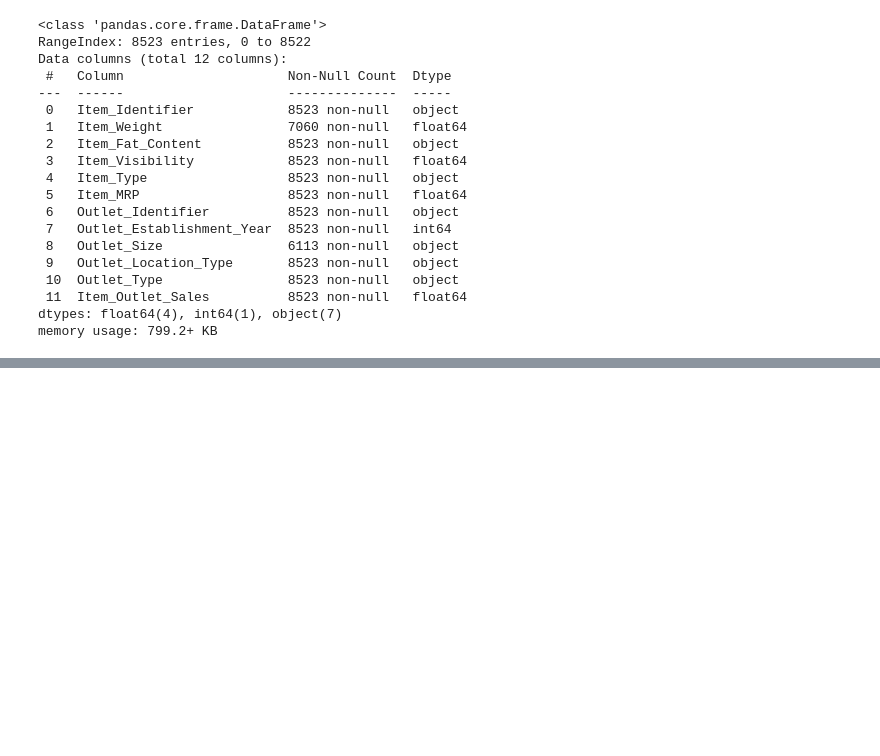
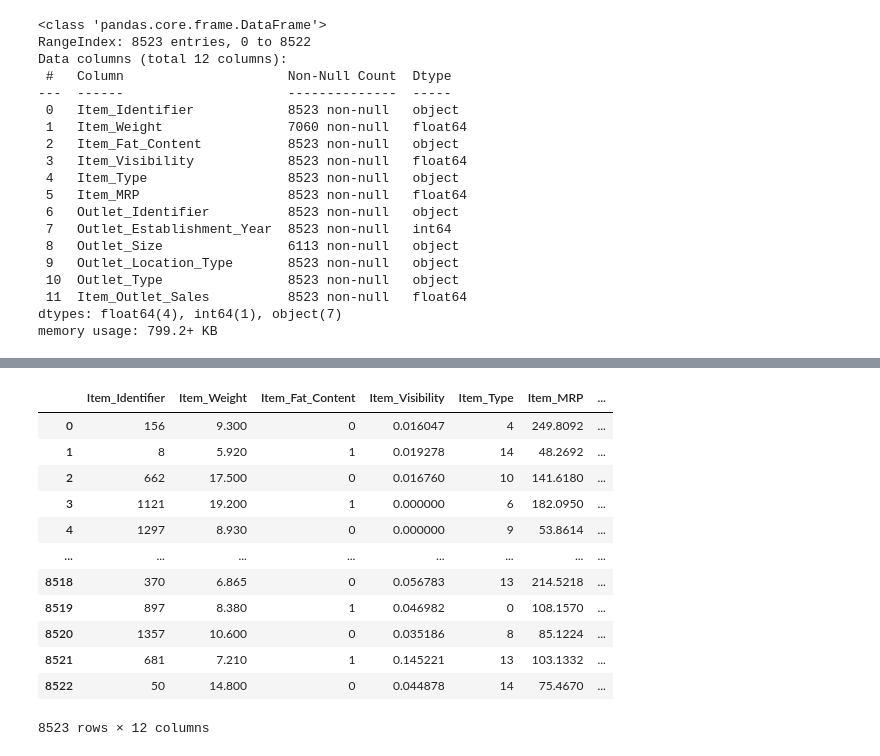
Before and after one commit to engm89/Machine_Learning_Projects, a Jupyter notebook: BigMartSales/main.ipynb, the cells around one changed output, grey strips where cells are left out. Cells and saved outputs as stored; diff of their text form; code cells hidden in the pictures; blank space fills up the shorter version.

```diff
--- a/BigMartSales/main.ipynb
+++ b/BigMartSales/main.ipynb
@@ -70,0 +266,23 @@ memory usage: 799.2+ KB
+# %%
+data_ds['Item_Fat_Content'] = encoder.fit_transform(data_ds['Item_Fat_Content'])
+data_ds['Item_Type'] = encoder.fit_transform(data_ds['Item_Type'])
+data_ds['Outlet_Identifier'] = encoder.fit_transform(data_ds['Outlet_Identifier'])
+
+data_ds['Outlet_Location_Type'] = encoder.fit_transform(data_ds['Outlet_Location_Type'])
+data_ds['Outlet_Type'] = encoder.fit_transform(data_ds['Outlet_Type'])
+# %%
+data_ds
+# %% [output]
+|  | Item_Identifier | Item_Weight | Item_Fat_Content | Item_Visibility | Item_Type | Item_MRP | ... |
+| 0 | 156 | 9.300 | 0 | 0.016047 | 4 | 249.8092 | ... |
+| 1 | 8 | 5.920 | 1 | 0.019278 | 14 | 48.2692 | ... |
+| 2 | 662 | 17.500 | 0 | 0.016760 | 10 | 141.6180 | ... |
+| 3 | 1121 | 19.200 | 1 | 0.000000 | 6 | 182.0950 | ... |
+| 4 | 1297 | 8.930 | 0 | 0.000000 | 9 | 53.8614 | ... |
+| ... | ... | ... | ... | ... | ... | ... | ... |
+| 8518 | 370 | 6.865 | 0 | 0.056783 | 13 | 214.5218 | ... |
+| 8519 | 897 | 8.380 | 1 | 0.046982 | 0 | 108.1570 | ... |
+| 8520 | 1357 | 10.600 | 0 | 0.035186 | 8 | 85.1224 | ... |
+| 8521 | 681 | 7.210 | 1 | 0.145221 | 13 | 103.1332 | ... |
+| 8522 | 50 | 14.800 | 0 | 0.044878 | 14 | 75.4670 | ... |
+8523 rows × 12 columns
```
Also changed, not shown: parts of 33 cells of this notebook, 3 other files.
